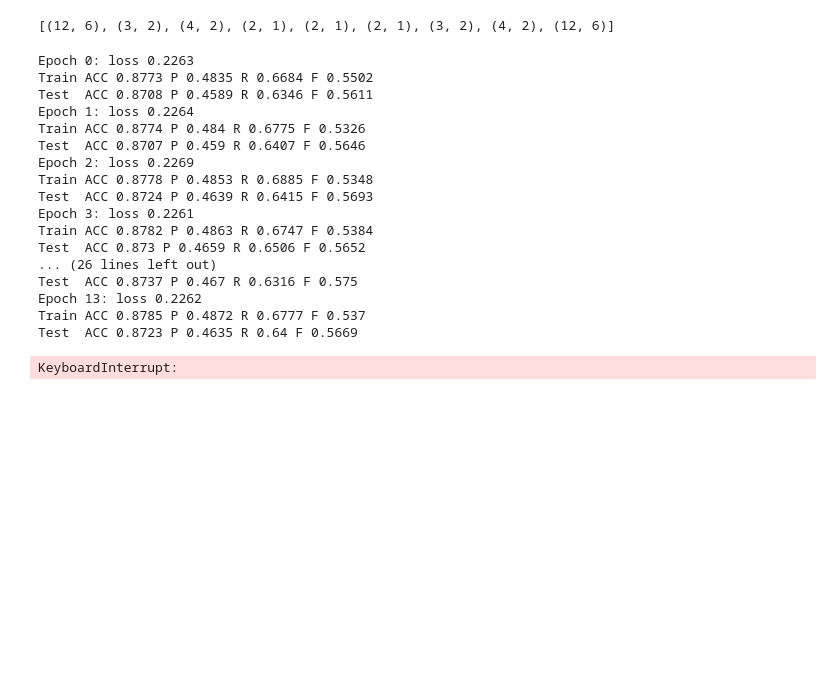
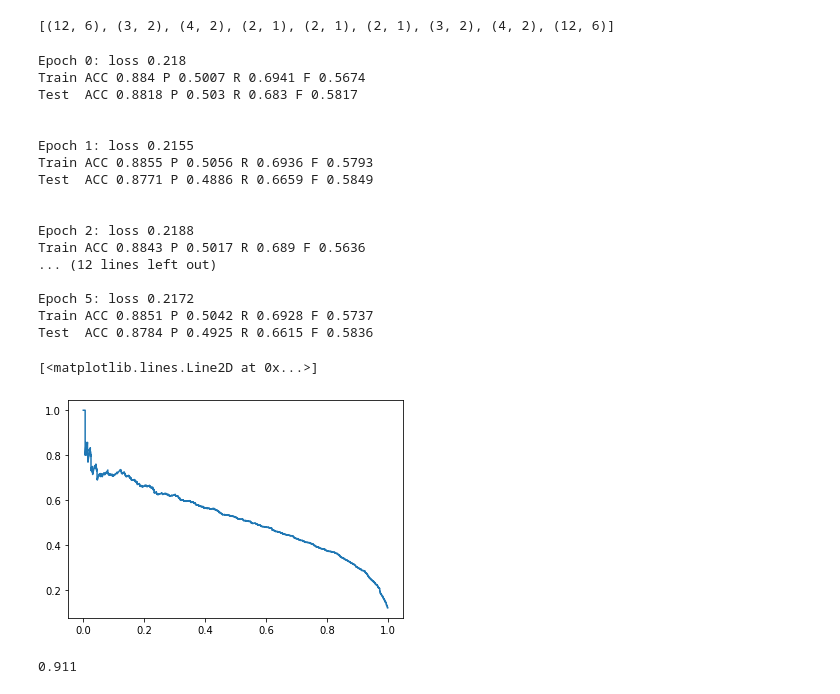
Before and after one commit to priteshjain0310/bank_data_modeling, a Jupyter notebook: modeling.ipynb, the cells around one changed output. Drawn from its saved outputs; the diff is of its cells as text; code cells hidden in the pictures; blank space fills up the shorter version.

```diff
--- a/modeling.ipynb
+++ b/modeling.ipynb
@@ -226,5 +224,5 @@ rf_model.fit(train_X, train_y)
 # %% [output]
 RandomForestClassifier(n_estimators=50)
 # %%
-result, disp = get_result(rf_model, test_X, test_y)
+rf_result, disp = get_result(rf_model, test_X, test_y)
 # %% [output]
@@ -362,3 +364,3 @@ Precise validation accuracy score: 0.9047719520464326
 # %%
-result, disp = get_result(model, test_X, test_y)
+cb_result, disp = get_result(cb_model, test_X, test_y)
 # %% [output]
@@ -506,7 +512,7 @@ theshold = 0.5
 for i in range(500):
     loss_function = nn.BCEWithLogitsLoss()
 
-    preds = model(train_X_cat, train_X_num)
+    preds = nn_model(train_X_cat, train_X_num)
 
     loss = loss_function(preds.squeeze(1).float(), train_y.float())
 
@@ -516,28 +522,30 @@ for i in range(500):
     loss.backward()
     optimizer.step()
 
+    print('\n')
+
     acc, P, R, F = get_metrics(preds, train_y)
     print(f'Epoch {i}: loss {round(loss.data.numpy().tolist(),4)}')
     print(f'Train ACC {acc} P {P} R {R} F {F}')
-    test_output = model(test_X_cat, test_X_num)
+
+    test_output = nn_model(test_X_cat, test_X_num)
     acc, P, R, F = get_metrics(test_output, test_y)
     print(f'Test  ACC {acc} P {P} R {R} F {F}')
 # %% [output]
-Epoch 0: loss 0.2263
-Train ACC 0.8773 P 0.4835 R 0.6684 F 0.5502
-Test  ACC 0.8708 P 0.4589 R 0.6346 F 0.5611
-Epoch 1: loss 0.2264
-Train ACC 0.8774 P 0.484 R 0.6775 F 0.5326
-Test  ACC 0.8707 P 0.459 R 0.6407 F 0.5646
-Epoch 2: loss 0.2269
-Train ACC 0.8778 P 0.4853 R 0.6885 F 0.5348
-Test  ACC 0.8724 P 0.4639 R 0.6415 F 0.5693
-Epoch 3: loss 0.2261
-Train ACC 0.8782 P 0.4863 R 0.6747 F 0.5384
-Test  ACC 0.873 P 0.4659 R 0.6506 F 0.5652
-... (26 lines left out)
-Test  ACC 0.8737 P 0.467 R 0.6316 F 0.575
-Epoch 13: loss 0.2262
-Train ACC 0.8785 P 0.4872 R 0.6777 F 0.537
-Test  ACC 0.8723 P 0.4635 R 0.64 F 0.5669
+Epoch 0: loss 0.218
+Train ACC 0.884 P 0.5007 R 0.6941 F 0.5674
+Test  ACC 0.8818 P 0.503 R 0.683 F 0.5817
+
+
+Epoch 1: loss 0.2155
+Train ACC 0.8855 P 0.5056 R 0.6936 F 0.5793
+Test  ACC 0.8771 P 0.4886 R 0.6659 F 0.5849
+
+
+Epoch 2: loss 0.2188
+Train ACC 0.8843 P 0.5017 R 0.689 F 0.5636
+... (12 lines left out)
+
+Epoch 5: loss 0.2172
+Train ACC 0.8851 P 0.5042 R 0.6928 F 0.5737
+Test  ACC 0.8784 P 0.4925 R 0.6615 F 0.5836
-KeyboardInterrupt:
@@ -543,0 +567,18 @@ KeyboardInterrupt:
+# %%
+def get_prc_df(result):
+
+    prc = precision_recall_curve(result['actual'], result['prob'])
+    prc_df = pd.DataFrame(prc).T
+    prc_df.columns = ['precision', 'recall', 'threshold']
+    return prc_df
+# %%
+prc_df = get_prc_df(result)
+# %%
+plt.plot(prc_df.recall, prc_df.precision)
+# %% [output]
+[<matplotlib.lines.Line2D at 0x...>]
+[figure, added]
+# %%
+round(roc_auc_score(nn_result['actual'], nn_result['prob']),3)
+# %% [output]
+0.911
```
Also changed, not shown: parts of 21 cells of this notebook.
